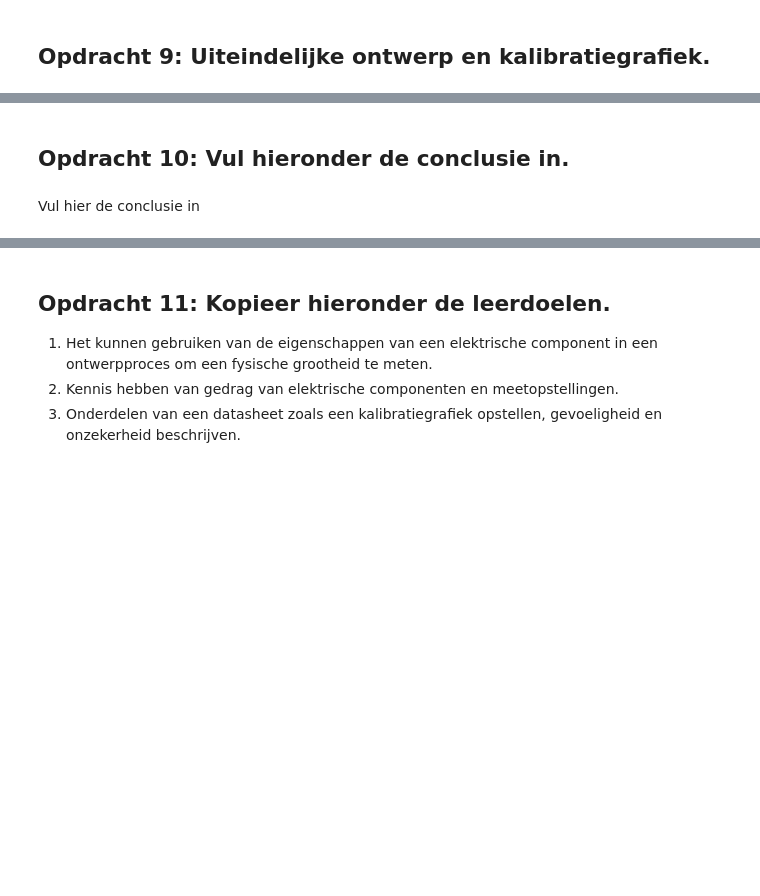
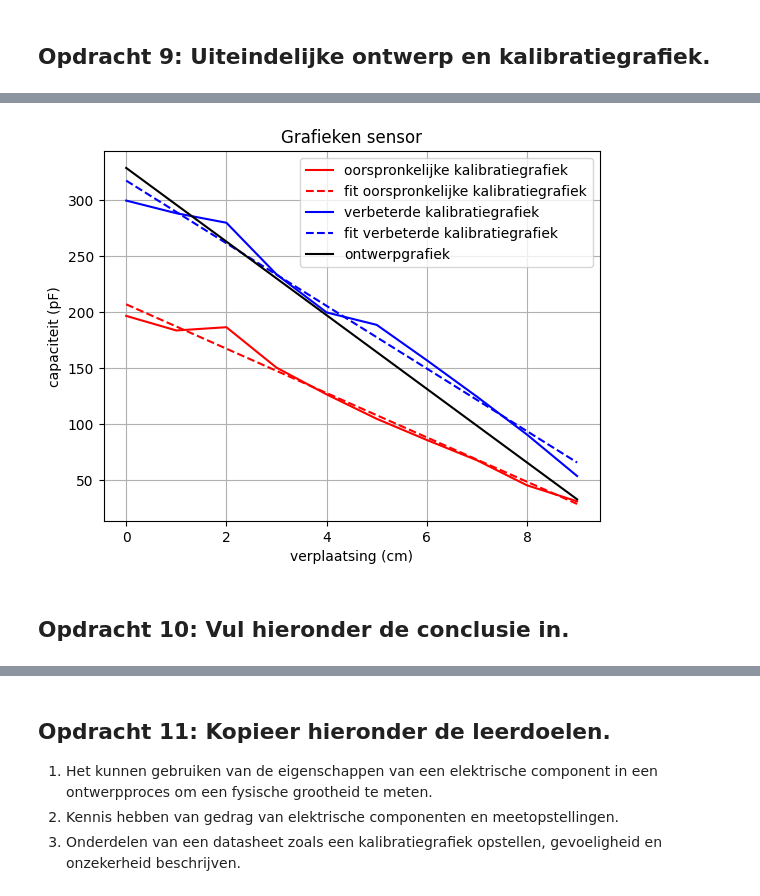
Before and after one commit to Bart-Smit/Edzard-DEFd, a Jupyter notebook: FysiekeOntwerpopdrachten/2OntwerpEenSensorCondensator/DEFOntwerpopdracht2OntwerpEenSensorInvulTemplate.ipynb, the cells around one changed output, grey strips where cells are left out. Cells and saved outputs as stored; diff of their text form; code cells hidden in the pictures; blank space fills up the shorter version.

```diff
--- a/FysiekeOntwerpopdrachten/2OntwerpEenSensorCondensator/DEFOntwerpopdracht2OntwerpEenSensorInvulTemplate.ipynb
+++ b/FysiekeOntwerpopdrachten/2OntwerpEenSensorCondensator/DEFOntwerpopdracht2OntwerpEenSensorInvulTemplate.ipynb
@@ -103,4 +138,34 @@ Onze sensor kan nog verbetered worden door de volgende verbeteringen (minimaal 2
+# %%
+# Plot hier je oorspronkelijke en je uiteindelijke kalibratiegrafieken, fit daar een bijpassende lijn door
+# en zet ook de verwachte ontwerpgrafiek erbij
+
+verplaatsing = [0,1,2,3,4,5,6,7,8,9]
+
+# kalibratie oorspronkelijk
+capaciteit = [196.7,183.7,186.6,150.5,126.6,104.8,85.9,67.8,45.4,31.1]
+plt.plot(verplaatsing,capaciteit, label = 'oorspronkelijke kalibratiegrafiek', color = 'red')
+
+fit1 = np.polyfit(verplaatsing, capaciteit, 1)
+lijn1 = np.poly1d(fit1)
+plt.plot(verplaatsing, lijn1(verplaatsing), '--', label='fit oorspronkelijke kalibratiegrafiek', color = 'red')
+
+# kalibratie verbetering
+verbeterde_capaciteit = [299.7,288.4,279.9,233.8,199.8,188.7,157.1,124.6,90.7,53.7]
+plt.plot(verplaatsing, verbeterde_capaciteit, label = 'verbeterde kalibratiegrafiek', color = 'blue')
+
+fit2 = np.polyfit(verplaatsing, verbeterde_capaciteit, 1)
+lijn2 = np.poly1d(fit2)
+plt.plot(verplaatsing, lijn2(verplaatsing), '--', label='fit verbeterde kalibratiegrafiek', color = 'blue')
+
+# verwachting en plot
+plt.plot(x * 100, C, label = 'ontwerpgrafiek', color = 'black')
+plt.xlabel("verplaatsing (cm)")
+plt.ylabel("capaciteit (pF)")
+plt.title("Grafieken sensor")
+plt.legend()
+plt.grid()
+plt.show()
+# %% [output]
+[figure, added]
 # %% [markdown]
 ## Opdracht 10: Vul hieronder de conclusie in.
-# %% [markdown]
-Vul hier de conclusie in
```
Also changed, not shown: parts of 35 cells of this notebook, 10 other files.
